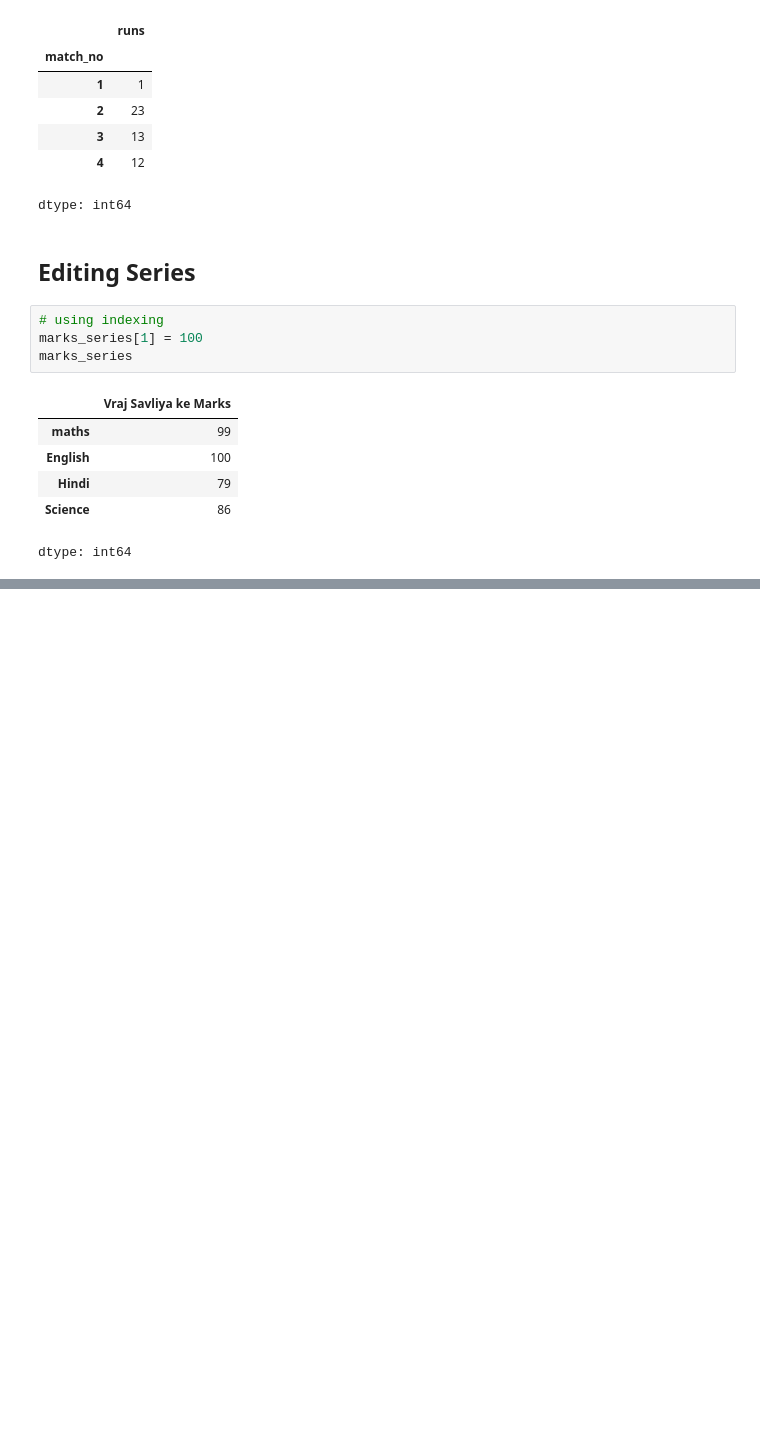
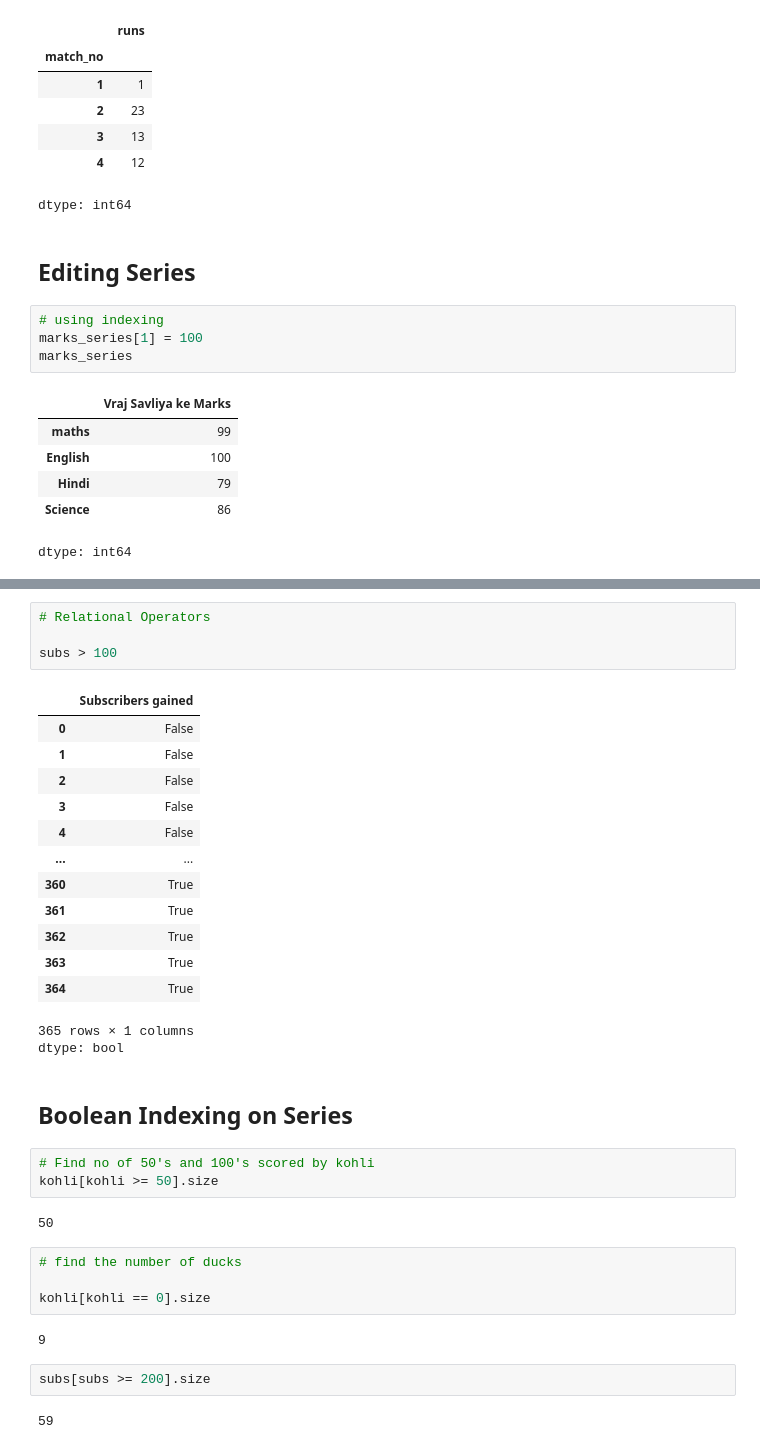
Before and after one commit to vrajsavliya/ml_learning, a Jupyter notebook: Pandas_1_series.ipynb, the cells around one changed output, grey strips where cells are left out. Drawn from its saved outputs; the diff is of its cells as text; blank space fills up the shorter version.

```diff
--- a/Pandas_1_series.ipynb
+++ b/Pandas_1_series.ipynb
@@ -408,0 +477,36 @@ dtype: int64
+# %%
+# Relational Operators
+
+subs > 100
+# %% [output]
+|  | Subscribers gained |
+| 0 | False |
+| 1 | False |
+| 2 | False |
+| 3 | False |
+| 4 | False |
+| ... | ... |
+| 360 | True |
+| 361 | True |
+| 362 | True |
+| 363 | True |
+| 364 | True |
+365 rows × 1 columns
+dtype: bool
+# %% [markdown]
+## Boolean Indexing on Series
+# %%
+# Find no of 50's and 100's scored by kohli
+kohli[kohli >= 50].size
+# %% [output]
+50
+# %%
+# find the number of ducks
+
+kohli[kohli == 0].size
+# %% [output]
+9
+# %%
+subs[subs >= 200].size
+# %% [output]
+59
```
Also changed, not shown: parts of 10 cells of this notebook.
